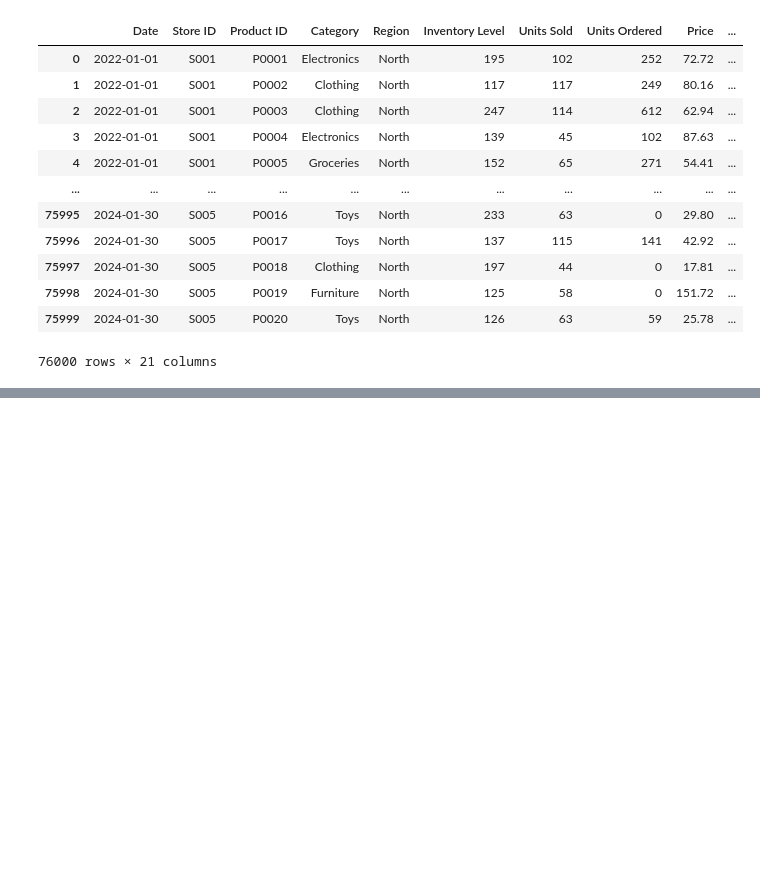
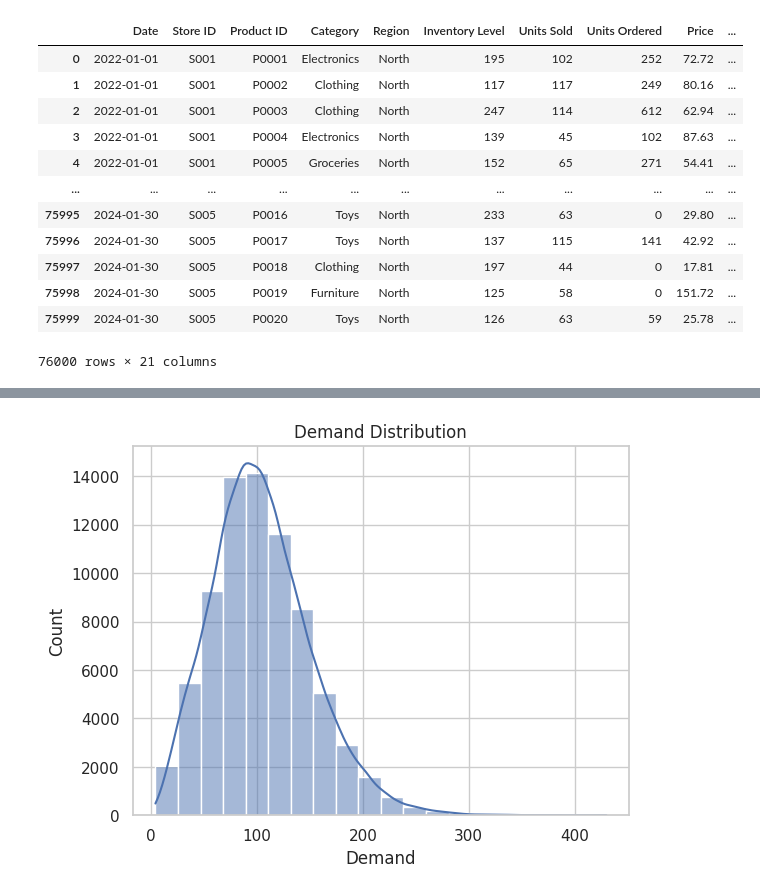
Before and after one commit to RoihansLab/Machine-Learning-Projects, a Jupyter notebook: 10_End_to_End_Retail_Demand_Forecasting/10_analisis.ipynb, the cells around one changed output, grey strips where cells are left out. Drawn from its saved outputs; the diff is of its cells as text; code cells hidden in the pictures; blank space fills up the shorter version.

```diff
--- a/10_End_to_End_Retail_Demand_Forecasting/10_analisis.ipynb
+++ b/10_End_to_End_Retail_Demand_Forecasting/10_analisis.ipynb
@@ -210,4 +210,4 @@ df
 | 75999 | 2024-01-30 | S005 | P0020 | Toys | North | 126 | 63 | 59 | 25.78 | ... |
 76000 rows × 21 columns
 # %%
-df["Sell Through Rate"] = (df["Units Sold"] / df["Inventory Level"]) * 100
+df["Sell Through Rate"] = (df["Units Sold"] / df["Inventory Level"])
@@ -213,0 +227,6 @@ df["Sell Through Rate"] = (df["Units Sold"] / df["Inventory Level"]) * 100
+# %%
+# Ganti nilai 'inf' (tak terhingga) jadi NaN dulu, baru semua NaN diubah jadi 0
+df["Sell Through Rate"] = df["Sell Through Rate"].replace([np.inf, -np.inf], np.nan).fillna(0)
+
+# Cek lagi raport kesehatannya, pastikan count-nya udah balik utuh ke 76000!
+df["Sell Through Rate"].describe()
@@ -229,0 +309,6 @@ df
+# %%
+sns.histplot(df["Demand"], bins = 20, kde= True)
+plt.title("Demand Distribution")
+plt.show()
+# %% [output]
+[figure, added]
```
Also changed, not shown: parts of 17 cells of this notebook.
